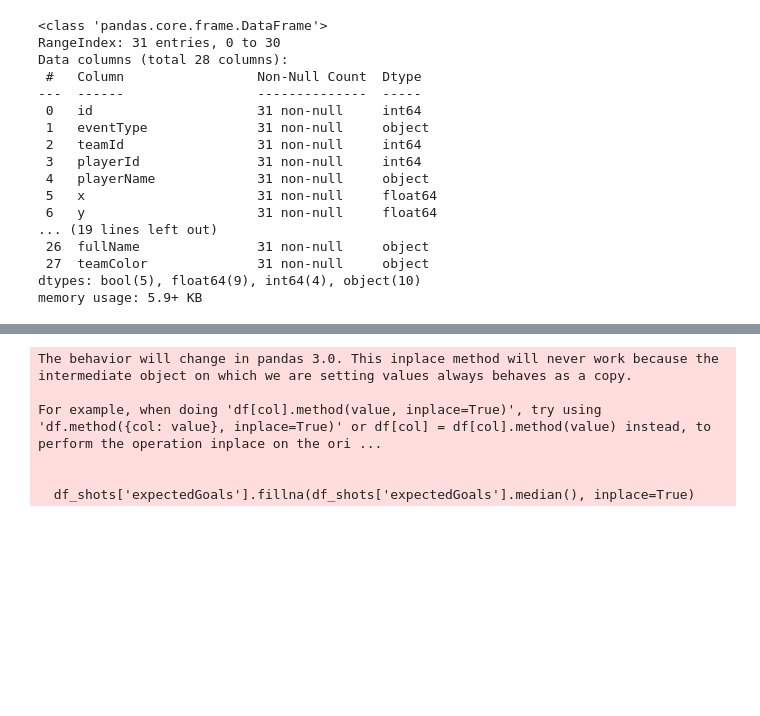
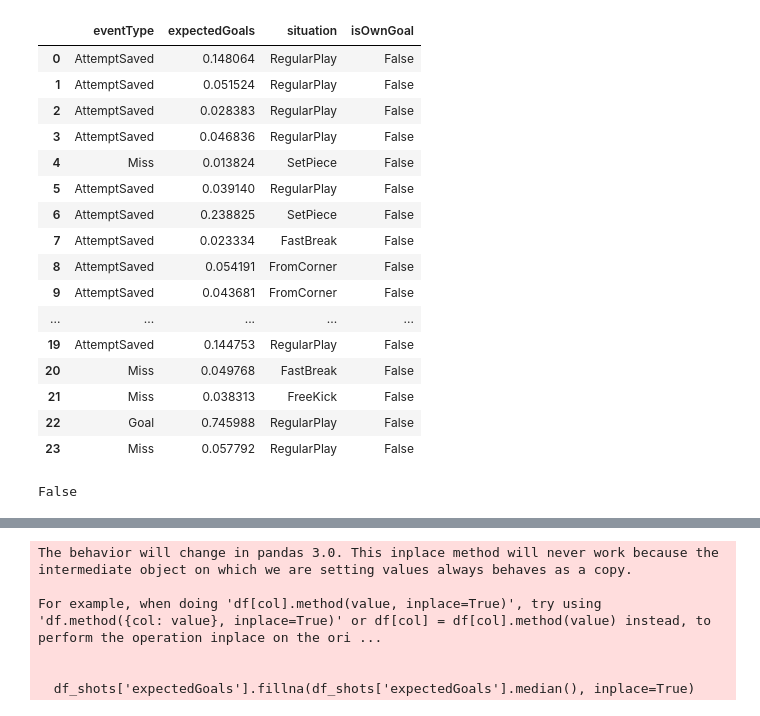
Before and after one commit to axelbol/football-analysis, a Jupyter notebook: shots_fotmob.ipynb, the cells around one changed output, grey strips where cells are left out. Drawn from its saved outputs; the diff is of its cells as text; code cells hidden in the pictures; blank space fills up the shorter version.

```diff
--- a/shots_fotmob.ipynb
+++ b/shots_fotmob.ipynb
@@ -46,6 +47,29 @@ df_shots.head()
+# %%
+# check if True in isOwnGoal
+df_shots[['eventType', 'expectedGoals', 'situation', 'isOwnGoal']]
+# %% [output]
+|  | eventType | expectedGoals | situation | isOwnGoal |
+| 0 | AttemptSaved | 0.148064 | RegularPlay | False |
+| 1 | AttemptSaved | 0.051524 | RegularPlay | False |
+| 2 | AttemptSaved | 0.028383 | RegularPlay | False |
+| 3 | AttemptSaved | 0.046836 | RegularPlay | False |
+| 4 | Miss | 0.013824 | SetPiece | False |
+| 5 | AttemptSaved | 0.039140 | RegularPlay | False |
+| 6 | AttemptSaved | 0.238825 | SetPiece | False |
+| 7 | AttemptSaved | 0.023334 | FastBreak | False |
+| 8 | AttemptSaved | 0.054191 | FromCorner | False |
+| 9 | AttemptSaved | 0.043681 | FromCorner | False |
+| ... | ... | ... | ... | ... |
+| 19 | AttemptSaved | 0.144753 | RegularPlay | False |
+| 20 | Miss | 0.049768 | FastBreak | False |
+| 21 | Miss | 0.038313 | FreeKick | False |
+| 22 | Goal | 0.745988 | RegularPlay | False |
+| 23 | Miss | 0.057792 | RegularPlay | False |
 # %%
-# has_nan = df_shots['expectedGoals'].isna().any()
-# print(has_nan)  # Returns True if there are NaN values, False otherwise
+# check if exists NaN in expectedGoals
+
+has_nan = df_shots['expectedGoals'].isna().any()
+print(has_nan)  # Returns True if there are NaN values, False otherwise
 
 # nan_count = df_shots['expectedGoals'].isna().sum()
 # print(nan_count)  # Returns the number of NaN values in the column
@@ -53,23 +77,7 @@ df_shots.head()
 # no_nan = df_shots['expectedGoals'].notna().all()
 # print(no_nan)  # Returns True if no NaN values are present
 
-df_shots.info()
+# df_shots.info()
 # %% [output]
-<class 'pandas.core.frame.DataFrame'>
-RangeIndex: 31 entries, 0 to 30
-Data columns (total 28 columns):
- #   Column                 Non-Null Count  Dtype
----  ------                 --------------  -----
- 0   id                     31 non-null     int64
- 1   eventType              31 non-null     object
- 2   teamId                 31 non-null     int64
- 3   playerId               31 non-null     int64
- 4   playerName             31 non-null     object
- 5   x                      31 non-null     float64
- 6   y                      31 non-null     float64
-... (19 lines left out)
- 26  fullName               31 non-null     object
- 27  teamColor              31 non-null     object
-dtypes: bool(5), float64(9), int64(4), object(10)
-memory usage: 5.9+ KB
+False
 # %%
```
Also changed, not shown: parts of 20 cells of this notebook.
